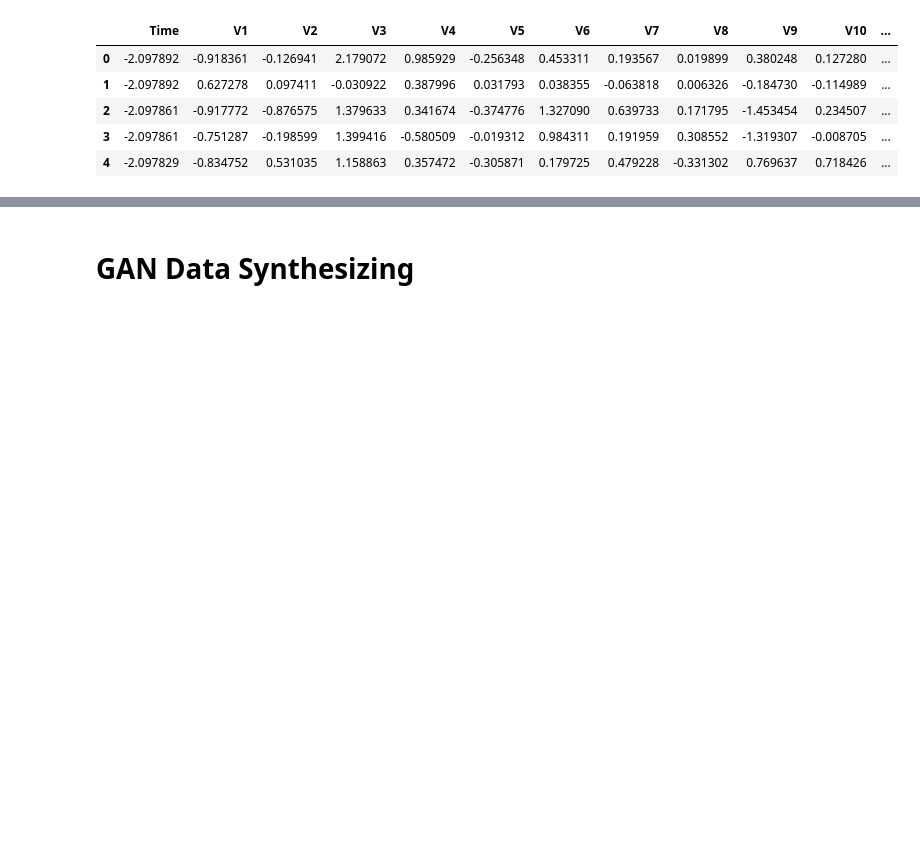
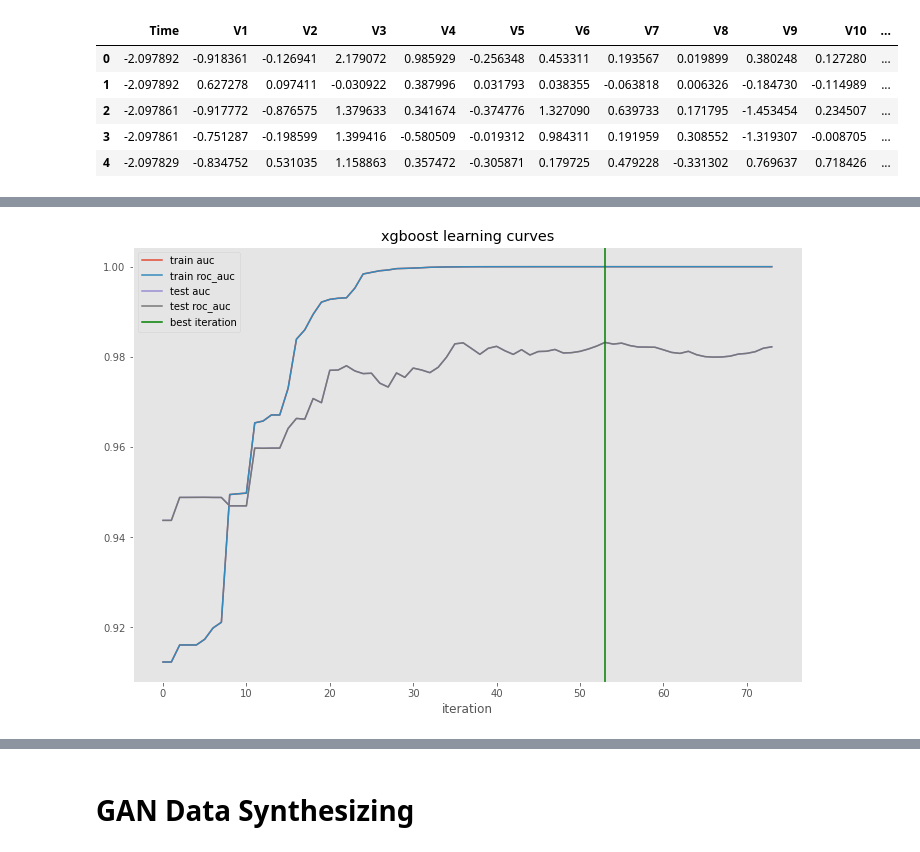
Before and after one commit to jrudd1/gan-synthetic-data-testing, a Jupyter notebook: notebooks/20210204-JMR-GAN-Testing.ipynb, the cells around one changed output, grey strips where cells are left out. Cells and saved outputs as stored; diff of their text form; code cells hidden in the pictures; blank space fills up the shorter version.

```diff
--- a/notebooks/20210204-JMR-GAN-Testing.ipynb
+++ b/notebooks/20210204-JMR-GAN-Testing.ipynb
@@ -864,0 +905,30 @@ def roc_auc(preds, dtrain):
+# %%
+# Run the xgboost algorithm, maximize recall on the test set
+
+results_dict = {}
+
+xgb_params = {
+#     'max_depth': 4,
+    'objective': 'binary:logistic',
+    'random_state': 0,
+    'eval_metric': 'auc', # auc, error
+#     'tree_method': 'hist'
+#     'grow_policy': 'lossguide' # depthwise, lossguide
+}
+
+xgb_test = xgb.train(xgb_params, dtrain, num_boost_round=100,
+                     verbose_eval=False,
+                     early_stopping_rounds=20,
+                     evals=[(dtrain,'train'),(dtest,'test')],
+                     evals_result = results_dict,
+                     feval = roc_auc, maximize=True
+                    )
+
+y_pred = xgb_test.predict(dtest, ntree_limit=xgb_test.best_iteration+1)
+y_true = y_test['Class'].values
+print( 'best iteration: ', xgb_test.best_iteration )
+print( recall( y_pred, dtest) )
+print( precision( y_pred, dtest ) )
+print( roc_auc( y_pred, dtest) )
+#print( 'Accuracy: {:.3f}'.format(SimpleAccuracy(y_pred, y_true)) )
+SimpleMetrics( np.round(y_pred), y_true)
@@ -864,0 +945,14 @@ def roc_auc(preds, dtrain):
+# %%
+# Let's look at how the metrics changed on the train and test sets as more trees were added
+
+for i in results_dict:
+    for err in results_dict[i]:
+        plt.plot(results_dict[i][err], label=i+' '+err)
+plt.axvline(xgb_test.best_iteration, c='green', label='best iteration')
+plt.xlabel('iteration')
+# plt.ylabel(err)
+plt.title('xgboost learning curves')
+plt.legend()
+plt.grid() ;
+# %% [output]
+[figure, added]
```
Also changed, not shown: parts of 30 cells of this notebook, 11 other files.
